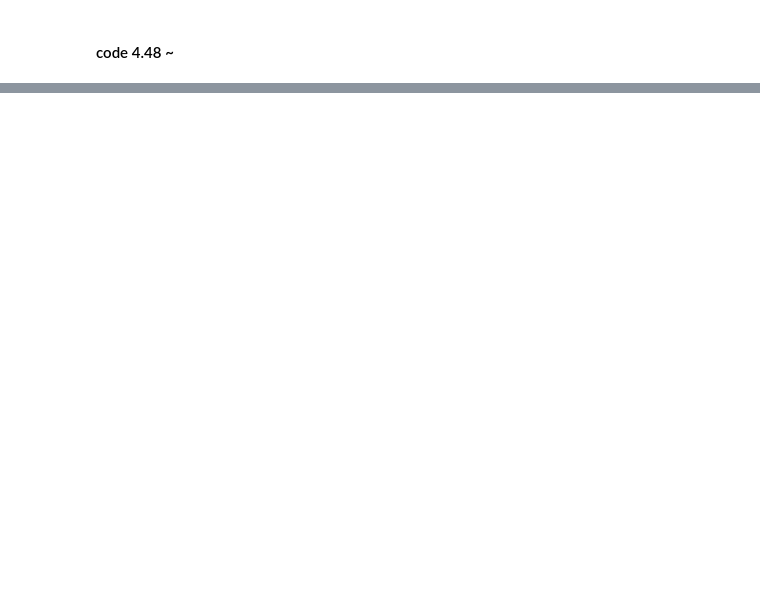
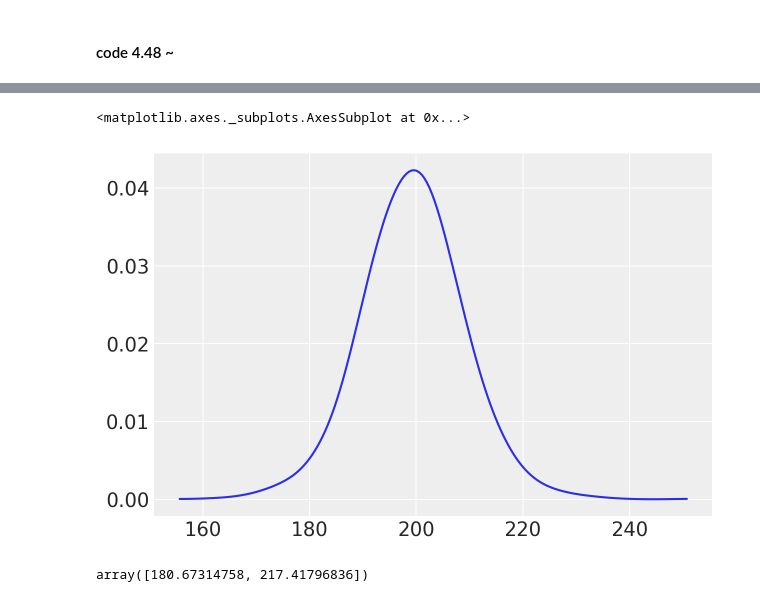
Before and after one commit to ZhengguoGu/resources, a Jupyter notebook: Rethinking/Zhen_practice/Ch4.ipynb, the cells around one changed output, grey strips where cells are left out. Cells and saved outputs as stored; diff of their text form; code cells hidden in the pictures; blank space fills up the shorter version.

```diff
--- a/Rethinking/Zhen_practice/Ch4.ipynb
+++ b/Rethinking/Zhen_practice/Ch4.ipynb
@@ -363,0 +383,12 @@ sampled_posterior.iloc[1,1]
+# %%
+posterior_df = pm.trace_to_dataframe(trace_N10)
+mu_at_50 = posterior_df['alpha'] + posterior_df['beta'] * 50  #recall that sampled_posterior is sampled from the posterior
+az.plot_kde(mu_at_50)
+# %% [output]
+<matplotlib.axes._subplots.AxesSubplot at 0x...>
+[figure, added]
+# %%
+#az.summary(trace_N10, credible_interval=0.89)
+pm.stats.hpd(mu_at_50)
+# %% [output]
+array([180.67314758, 217.41796836])
```
Also changed, not shown: parts of 25 cells of this notebook.
